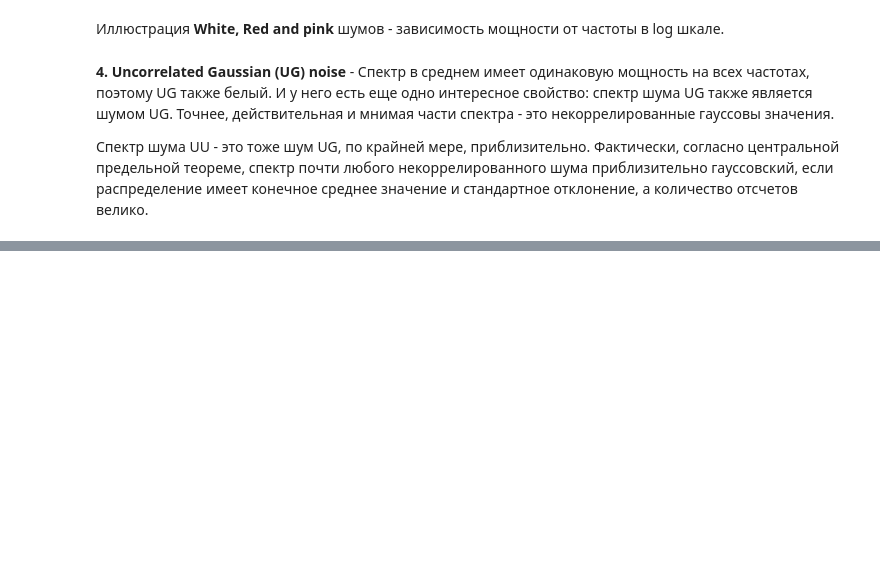
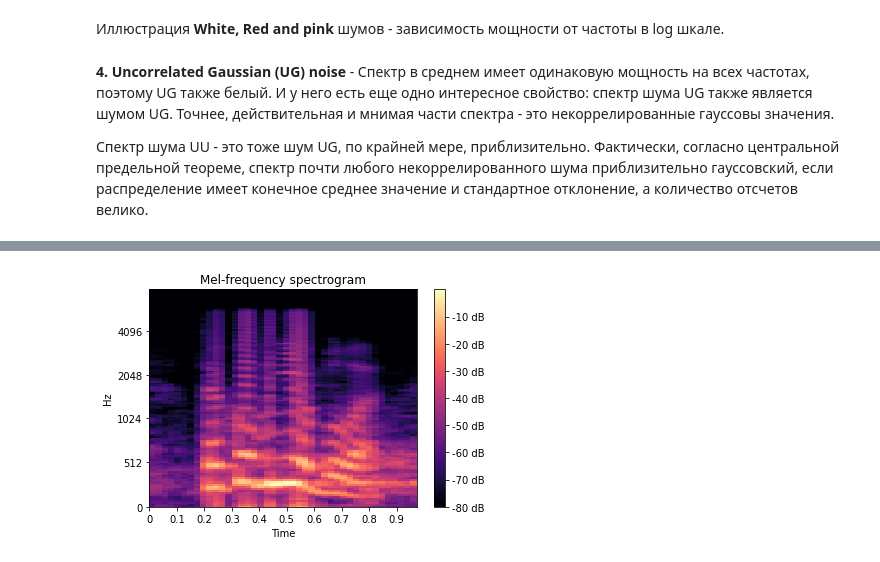
Before and after one commit to iamilyasedunov/audio-noise-analysis, a Jupyter notebook: research.ipynb, the cells around one changed output, grey strips where cells are left out. Saved outputs shown, nothing was run; the diff lists cells and outputs as text; code cells hidden in the pictures; blank space fills up the shorter version.

Commit message:
Discrete Kalman filter initial ver

```diff
--- a/research.ipynb
+++ b/research.ipynb
@@ -221,0 +283,7 @@ text:  это было благоустройство вот этой аллеи
+# %%
+z = dataset_row["X"]
+z_filtered = kalman_filter(z)
+wave_z = Wave(z_filtered, framerate=dataset_row["sr"])
+plot_melspec(wave_z.ys, dataset_row['sr'])
+wave_z.make_audio()
+# %% [output]
@@ -221,0 +291 @@ text:  это было благоустройство вот этой аллеи
+[figure, added]
```
Also changed, not shown: parts of 29 cells of this notebook.
